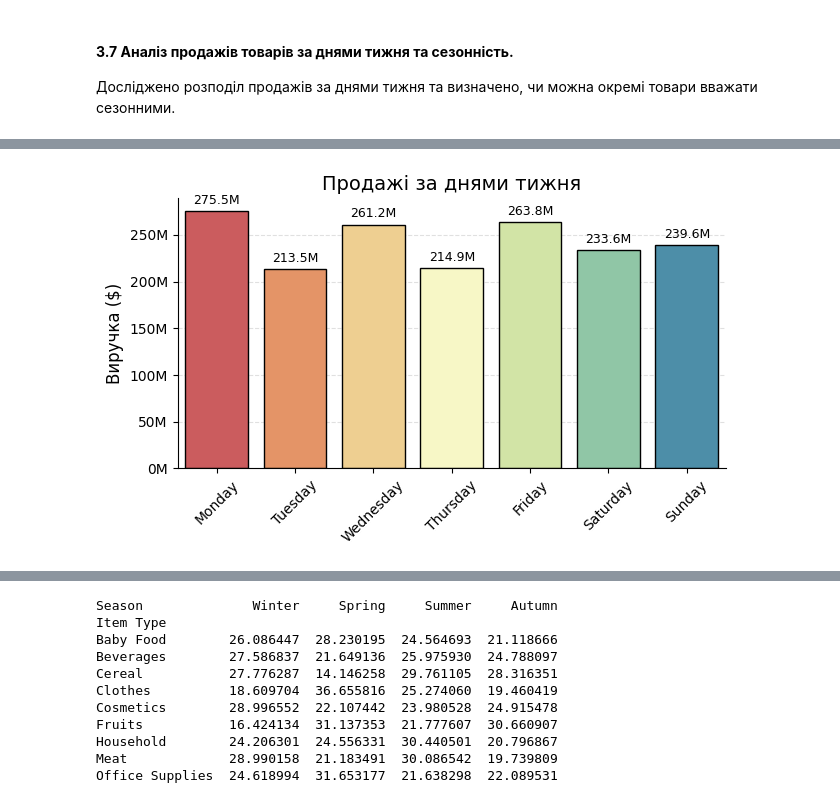
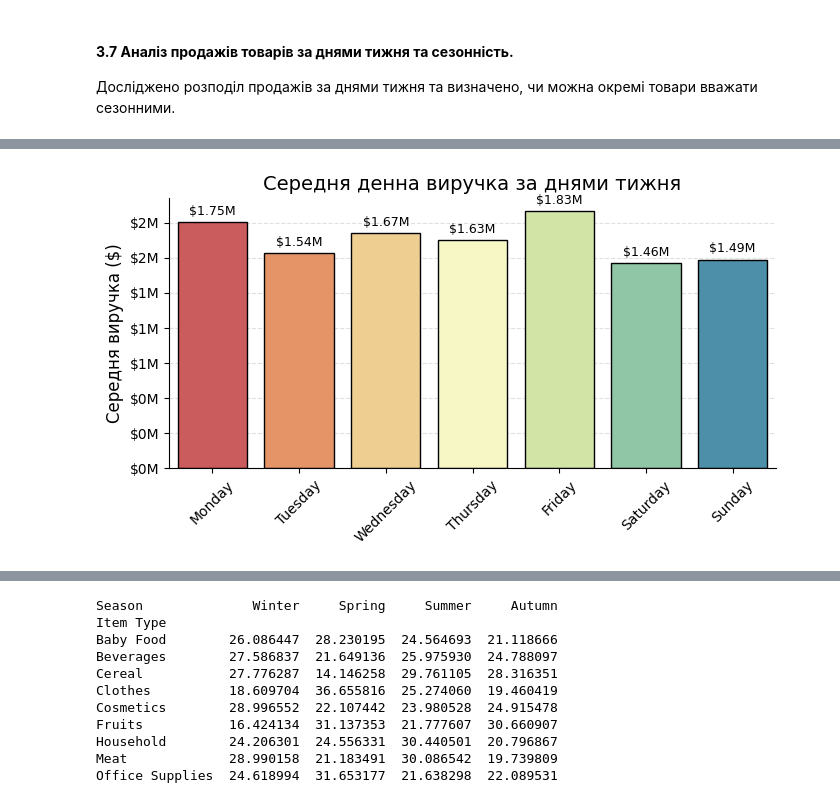
Before and after one commit to okpast/python-data-analysis-projects, a Jupyter notebook: global_retail_sales_analytics/global_retail_sales_analytics.ipynb, the cells around one changed output, grey strips where cells are left out. Saved outputs shown, nothing was run; the diff lists cells and outputs as text; code cells hidden in the pictures.

```diff
--- a/global_retail_sales_analytics/global_retail_sales_analytics.ipynb
+++ b/global_retail_sales_analytics/global_retail_sales_analytics.ipynb
@@ -495,6 +495,18 @@ ax1.set_ylabel('Сума ($)')
 ax1.set_xticks(range(len(category_analysis.index)))
 ax1.set_xticklabels(category_analysis.index, rotation=45, ha='right')
 ax1.legend(['Витрати (Total Cost)', 'Прибуток (Total Profit)'])
+
+# Додаємо значення всередині сегментів, пропускаючи замалі
+for container in ax1.containers:
+  labels = [f'{v / 1_000_000:.1f}M' if v >= 5_000_000 else '' for v in container.datavalues]
+
+  ax1.bar_label(
+      container,
+      labels=labels,
+      label_type='center',
+      fontsize=8,
+      color='black'
+  )
 
 # ГРАФІК 2: Виручка vs Прибуток (через Seaborn)
 sns.barplot(x=category_analysis.index, y=category_analysis['Total Revenue'], ax=ax2, palette='Blues_r', hue=category_analysis.index, legend=False, alpha=0.9)
@@ -809,6 +821,11 @@ axes[2].set_title('Ефективність: ROI % та Margin %', fontsize=14)
 axes[2].set_ylabel('Відсотки')
 axes[2].set_xticklabels(channel_analysis.index, rotation=0)
 
+# Додаємо значення над стовпчиками
+for container in axes[2].containers:
+    labels = [f'{v:.1f}%' for v in container.datavalues]
+    axes[2].bar_label(container, labels=labels, fontsize=9, padding=3)
+
 for ax in axes.flatten():
   apply_grid(ax)
 
@@ -1140,47 +1158,73 @@ plt.show()
 #### **3.7 Аналіз продажів товарів за днями тижня та сезонність.**
 Досліджено розподіл продажів за днями тижня та визначено, чи можна окремі товари вважати сезонними.
 # %%
-import numpy as np
 from matplotlib.ticker import FuncFormatter
 
+# Порядок днів тижня
+weekday_order = [
+    'Monday', 'Tuesday', 'Wednesday', 'Thursday',
+    'Friday', 'Saturday', 'Sunday'
+]
+
+# Виручка за кожну календарну дату
+daily_sales = (df_final.groupby('Order Date')['Total Revenue'].sum().
+  rename('Daily Revenue').reset_index()
+)
+
 # Додаємо назву дня тижня
-df_final['Weekday'] = df_final['Order Date'].dt.day_name()
+daily_sales['Weekday'] = daily_sales['Order Date'].dt.day_name()
 
-# Групуємо
-weekday_sales = df_final.groupby('Weekday')['Total Revenue'].sum().reindex([
-    'Monday', 'Tuesday', 'Wednesday', 'Thursday', 'Friday', 'Saturday', 'Sunday'])
+# Розраховуємо показники для кожного дня тижня
+weekday_stats = (
+    daily_sales.groupby('Weekday')['Daily Revenue']
+    .agg(['sum', 'mean', 'median', 'count'])
+    .reindex(weekday_order)
+)
 
-print(weekday_sales)
+weekday_stats.columns = [
+    'Total Revenue',
+    'Mean Daily Revenue',
+    'Median Daily Revenue',
+    'Number of Days'
+]
+
+print(weekday_stats)
+
 
 # Задаємо розмір перед побудовою
-plt.figure(figsize=(6.5, 4))
+plt.figure(figsize=(7, 4))
 
 # Будуємо графік (через Seaborn)
 ax = sns.barplot(
-    x=weekday_sales.index,
-    y=weekday_sales.values,
+    x=weekday_stats.index,
+    y=weekday_stats['Mean Daily Revenue'],
+    hue=weekday_stats.index,
     palette='Spectral',
-    hue=weekday_sales.index,
     edgecolor='black',
     alpha=1.0,
-    legend=False # Щоб приховати зайву легенду від hue
+    legend=False   # Щоб приховати зайву легенду від hue
 )
 
 # Додаємо підписи значень на стовпчиках
 for container in ax.containers:
-    labels = [f'{v/1_000_000:.1f}M' for v in container.datavalues]
-    ax.bar_label(container, labels=labels, fontsize=9, padding=3)
+  labels = [
+      f'${v / 1_000_000:.2f}M'
+      for v in container.datavalues
+  ]
+  ax.bar_label(container, labels=labels, fontsize=9, padding=3)
 
 # Форматуємо вісь Y у тому ж стилі (мільйони)
-ax.yaxis.set_major_formatter(FuncFormatter(lambda x, pos: f'{x/1_000_000:.0f}M'))
+ax.yaxis.set_major_formatter(
+    FuncFormatter(lambda x, pos: f'${x / 1_000_000:.0f}M')
+)
 
-plt.title('Продажі за днями тижня', fontsize=14, fontweight='normal')
+plt.title('Середня денна виручка за днями тижня', fontsize=14, fontweight='normal')
 plt.xlabel('')
-plt.ylabel('Виручка ($)', fontsize=12)
+plt.ylabel('Середня виручка ($)', fontsize=12)
 plt.xticks(rotation=45)
 apply_grid(plt.gca(), axis='y')
 
 plt.tight_layout()
-# plt.savefig('weekday_sales.png', dpi=100, bbox_inches='tight')
+# plt.savefig('weekday_mean.png', dpi=100, bbox_inches='tight')
 plt.show()
 # %% [output]
@@ -1196 +1250 @@ Name: Total Revenue, dtype: float64
-[figure, old version]
+[figure, new version]
```
Also changed, not shown: parts of 8 cells of this notebook.
